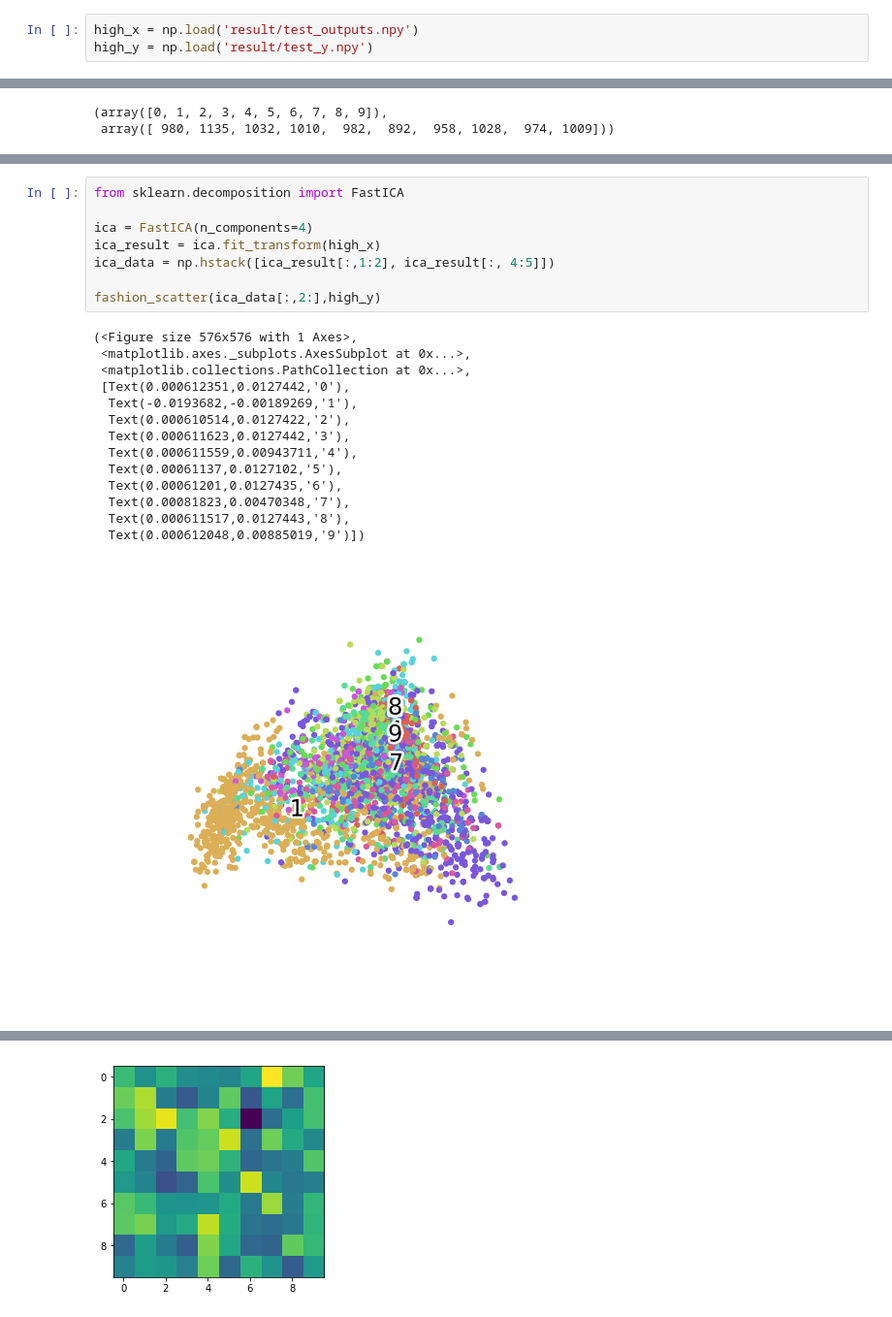
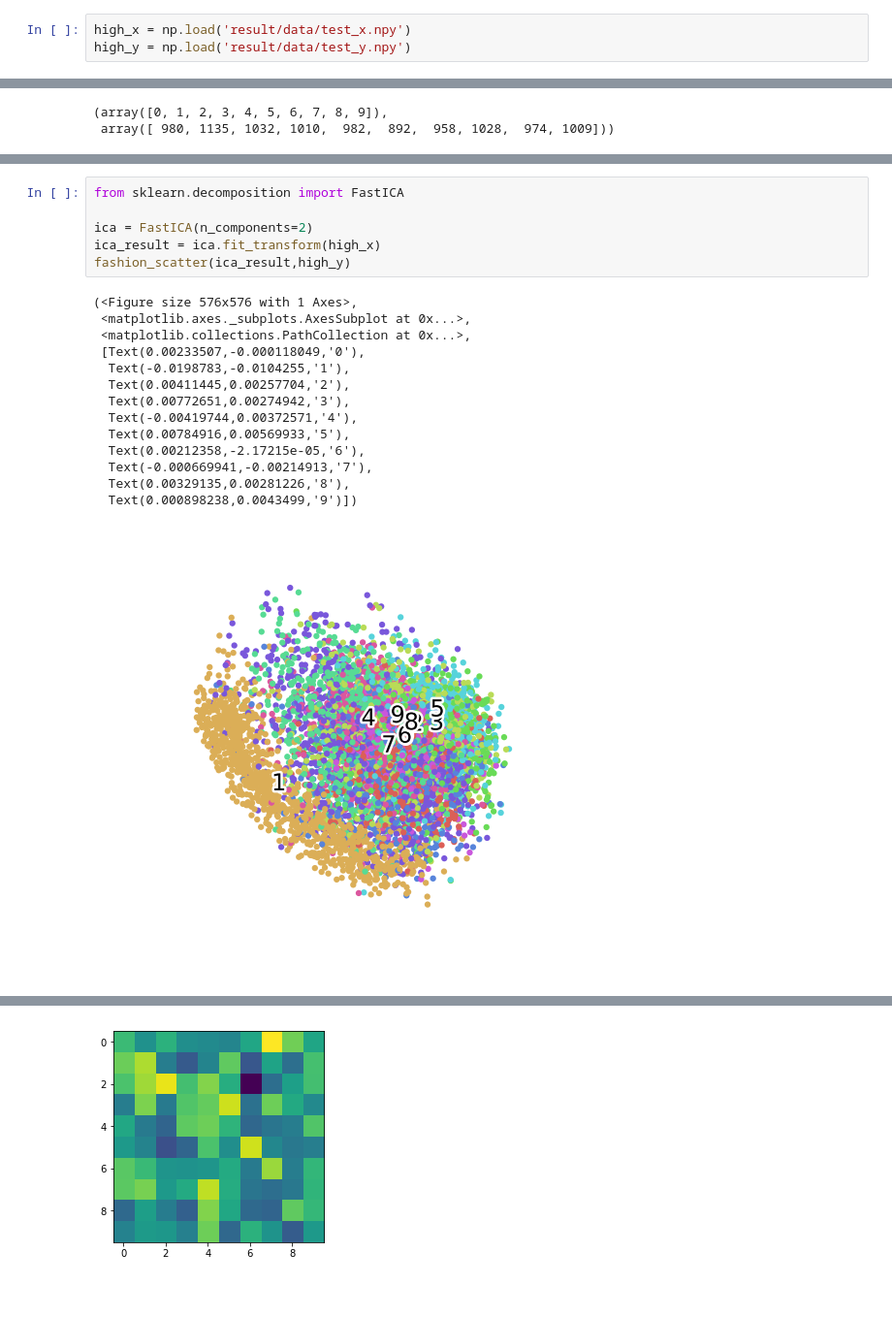
Before and after one commit to zifanw/tnn, a Jupyter notebook: project/Untitled1.ipynb, the cells around one changed output, grey strips where cells are left out. Shown at 97% size. Saved outputs shown, nothing was run; the diff lists cells and outputs as text.

```diff
--- a/project/Untitled1.ipynb
+++ b/project/Untitled1.ipynb
@@ -88,6 +88,6 @@ fashion_scatter(fashion_tsne,y[:10000])
 # %%
-high_x = np.load('result/test_outputs.npy')
-high_y = np.load('result/test_y.npy')
+high_x = np.load('result/data/test_x.npy')
+high_y = np.load('result/data/test_y.npy')
 # %%
 np.unique(high_y, return_counts=True)
 # %% [output]
@@ -119,24 +119,22 @@ fashion_scatter(pca_data,high_y)
 # %%
 from sklearn.decomposition import FastICA
 
-ica = FastICA(n_components=4)
+ica = FastICA(n_components=2)
 ica_result = ica.fit_transform(high_x)
-ica_data = np.hstack([ica_result[:,1:2], ica_result[:, 4:5]])
-
-fashion_scatter(ica_data[:,2:],high_y)
+fashion_scatter(ica_result,high_y)
 # %% [output]
 (<Figure size 576x576 with 1 Axes>,
  <matplotlib.axes._subplots.AxesSubplot at 0x...>,
  <matplotlib.collections.PathCollection at 0x...>,
- [Text(0.000612351,0.0127442,'0'),
-  Text(-0.0193682,-0.00189269,'1'),
-  Text(0.000610514,0.0127422,'2'),
-  Text(0.000611623,0.0127442,'3'),
-  Text(0.000611559,0.00943711,'4'),
-  Text(0.00061137,0.0127102,'5'),
-  Text(0.00061201,0.0127435,'6'),
-  Text(0.00081823,0.00470348,'7'),
-  Text(0.000611517,0.0127443,'8'),
-  Text(0.000612048,0.00885019,'9')])
+ [Text(0.00233507,-0.000118049,'0'),
+  Text(-0.0198783,-0.0104255,'1'),
+  Text(0.00411445,0.00257704,'2'),
+  Text(0.00772651,0.00274942,'3'),
+  Text(-0.00419744,0.00372571,'4'),
+  Text(0.00784916,0.00569933,'5'),
+  Text(0.00212358,-2.17215e-05,'6'),
+  Text(-0.000669941,-0.00214913,'7'),
+  Text(0.00329135,0.00281226,'8'),
+  Text(0.000898238,0.0043499,'9')])
-[figure, old version]
+[figure, new version]
 # %%
```
Also changed, not shown: parts of 21 cells of this notebook, 15 other files.
